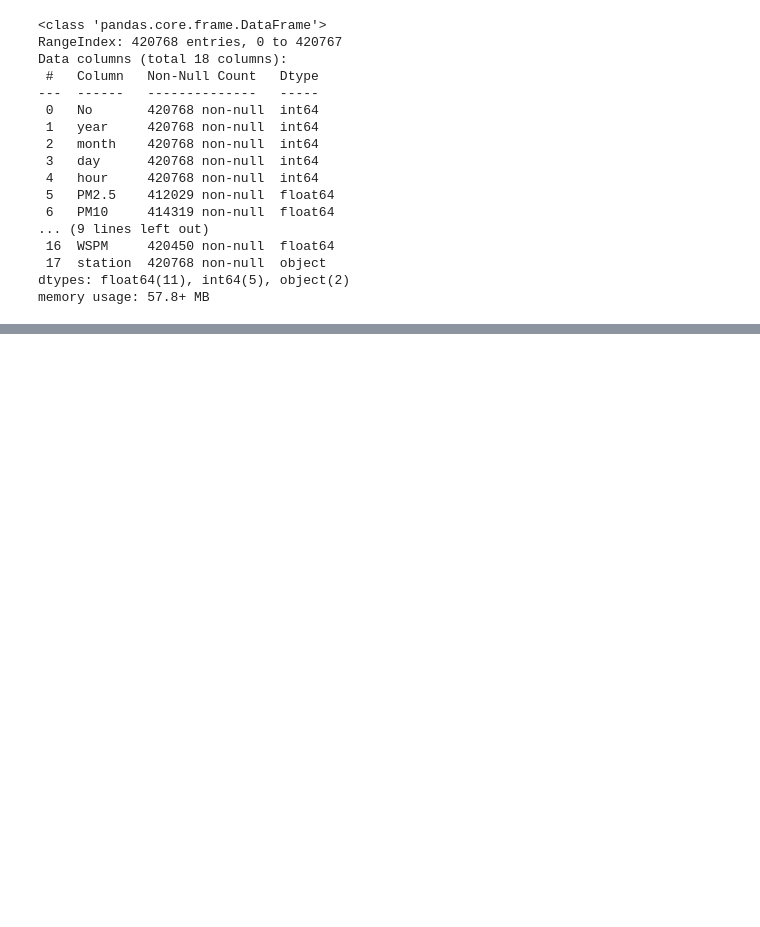
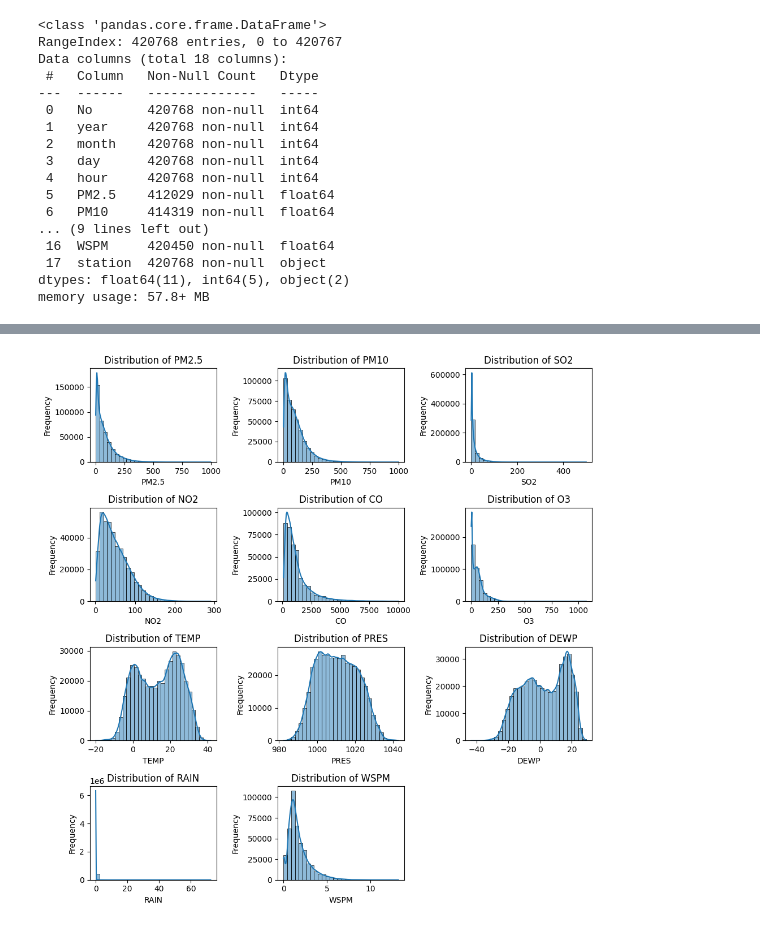
Before and after one commit to Allenstrange/CMP-Assessment, a Jupyter notebook: CMP_Project.ipynb, the cells around one changed output, grey strips where cells are left out. Drawn from its saved outputs; the diff is of its cells as text; code cells hidden in the pictures; blank space fills up the shorter version.

```diff
--- a/CMP_Project.ipynb
+++ b/CMP_Project.ipynb
@@ -93,0 +165,15 @@ memory usage: 57.8+ MB
+# %%
+# Visualizing the distribution of key variables using histograms
+key_variables = ['PM2.5', 'PM10', 'SO2', 'NO2', 'CO', 'O3', 'TEMP', 'PRES', 'DEWP', 'RAIN', 'WSPM']
+
+plt.figure(figsize=(10, 10))
+for i, column in enumerate(key_variables, 1):
+    plt.subplot(4, 3, i)
+    sns.histplot(df[column], kde=True, bins=30)
+    plt.title(f'Distribution of {column}')
+    plt.xlabel(column)
+    plt.ylabel('Frequency')
+plt.tight_layout()
+plt.show()
+# %% [output]
+[figure, added]
```
Also changed, not shown: parts of 8 cells of this notebook.
